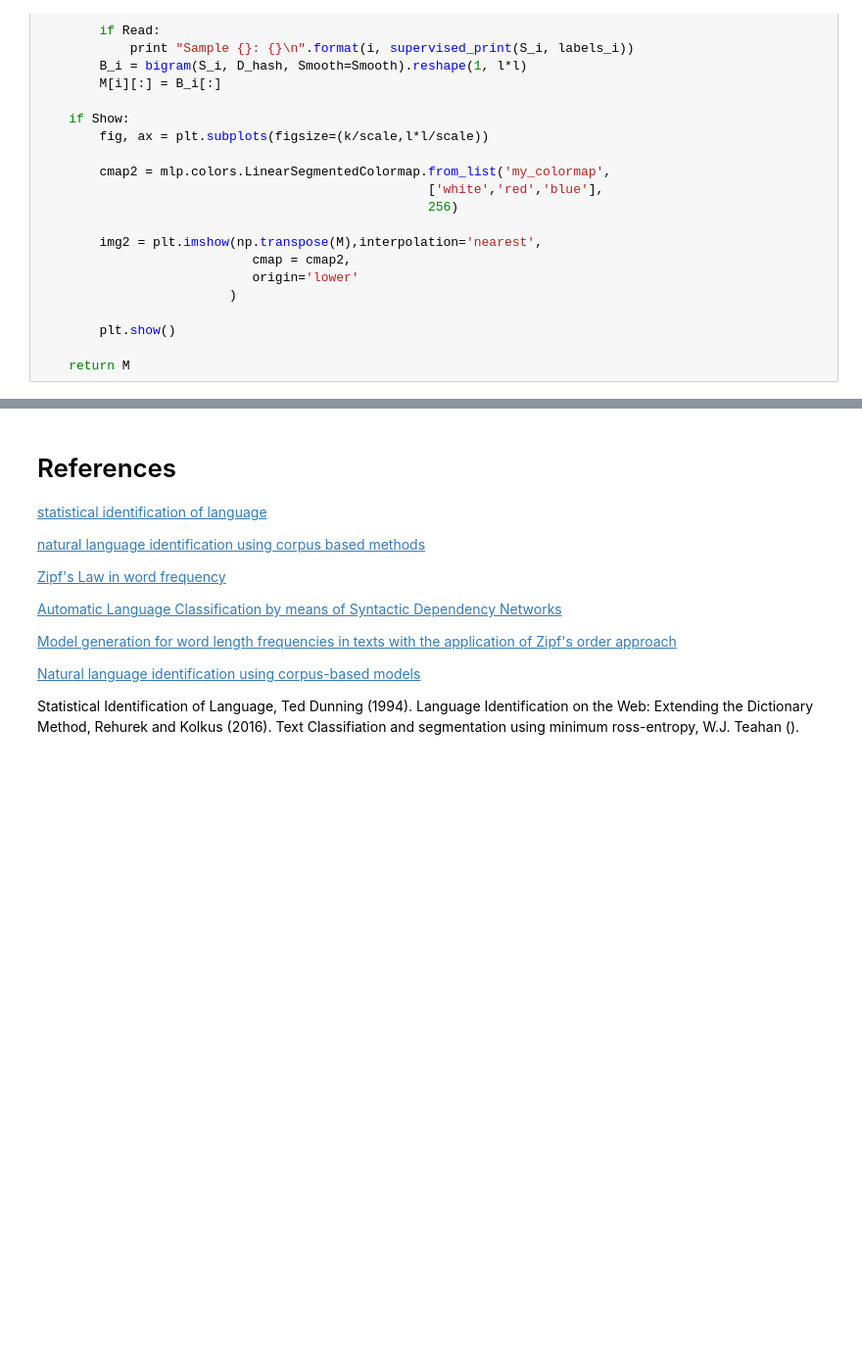
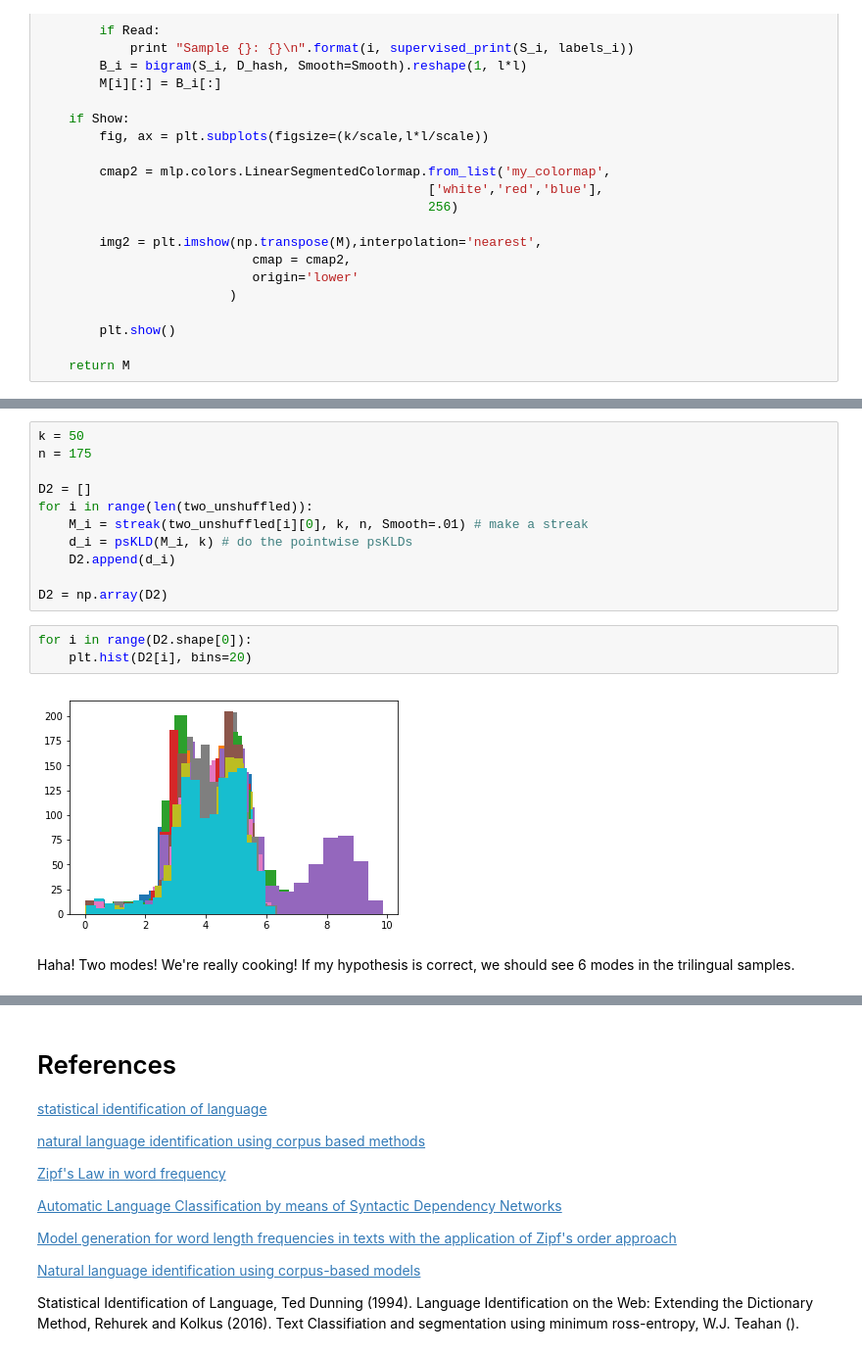
Before and after one commit to bkitano/voynich, a Jupyter notebook: Voynich Language Analysis.ipynb, the cells around one changed output, grey strips where cells are left out. Shown: that part at 98% size. Saved outputs shown, nothing was run; the diff lists cells and outputs as text; blank space fills up the shorter version.

```diff
--- a/Voynich Language Analysis.ipynb
+++ b/Voynich Language Analysis.ipynb
@@ -729,0 +821,18 @@ Sample 19: ion a répondu à cette requête en publiant en 2007 une étude déta
+# %%
+k = 50
+n = 175
+
+D2 = []
+for i in range(len(two_unshuffled)):
+    M_i = streak(two_unshuffled[i][0], k, n, Smooth=.01) # make a streak
+    d_i = psKLD(M_i, k) # do the pointwise psKLDs
+    D2.append(d_i)
+
+D2 = np.array(D2)
+# %%
+for i in range(D2.shape[0]):
+    plt.hist(D2[i], bins=20)
+# %% [output]
+[figure, added]
+# %% [markdown]
+Haha! Two modes! We're really cooking! If my hypothesis is correct, we should see 6 modes in the trilingual samples.
```
Also changed, not shown: parts of 22 cells of this notebook.
